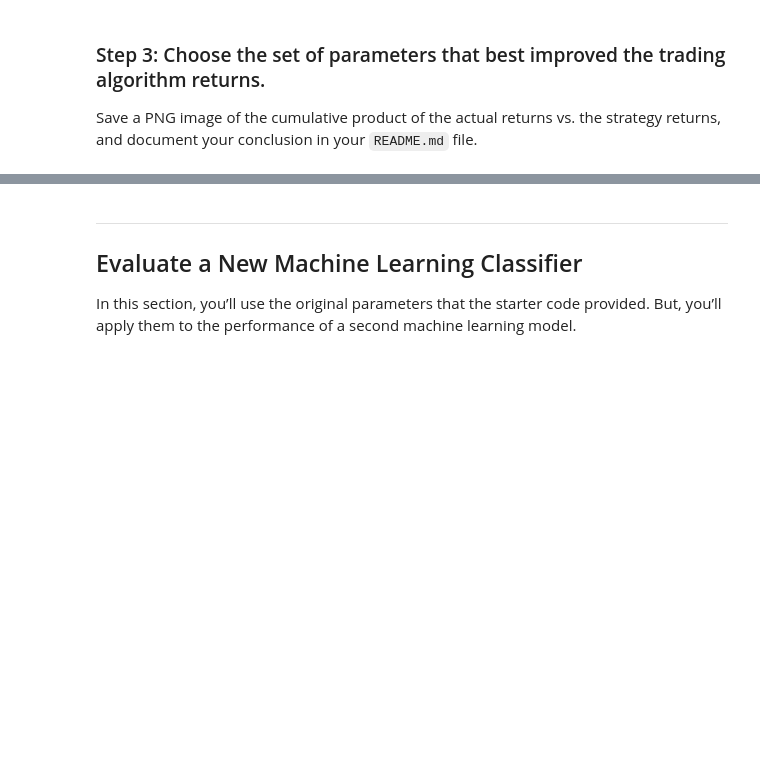
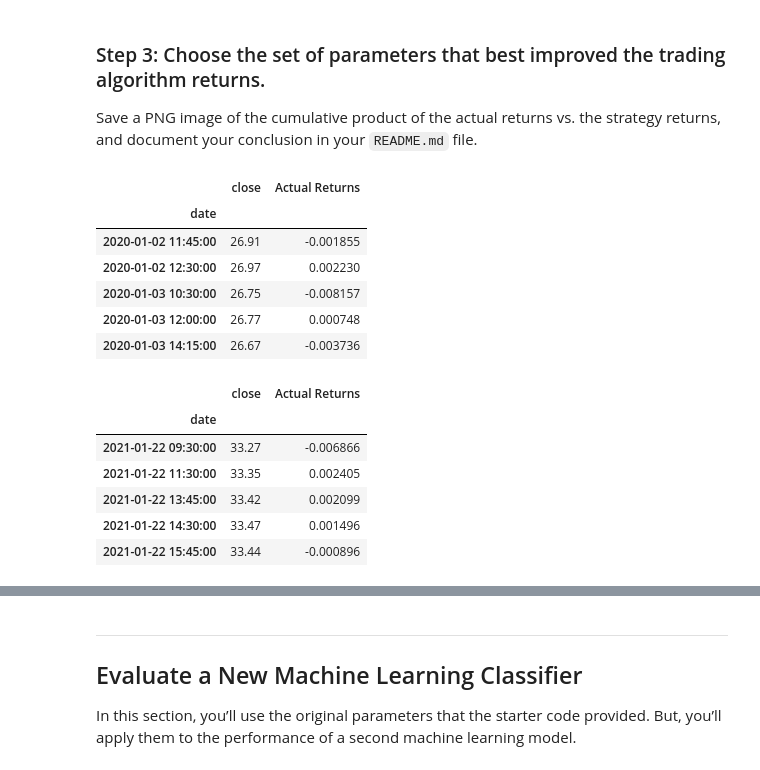
Before and after one commit to terabyte79/algorithmic_trading_homework, a Jupyter notebook: machine_learning_trading_bot.ipynb, the cells around one changed output, grey strips where cells are left out. Saved outputs shown, nothing was run; the diff lists cells and outputs as text; code cells hidden in the pictures; blank space fills up the shorter version.

```diff
--- a/machine_learning_trading_bot.ipynb
+++ b/machine_learning_trading_bot.ipynb
@@ -406,3 +406,38 @@ Answer the following question: What impact resulted from increasing or decreasin
 ### Step 3: Choose the set of parameters that best improved the trading algorithm returns.
 
 Save a PNG image of the cumulative product of the actual returns vs. the strategy returns, and document your conclusion in your `README.md` file.
+# %%
+ohlcv_df = pd.read_csv(
+    Path("./Resources/emerging_markets_ohlcv.csv"),
+    index_col='date',
+    infer_datetime_format=True,
+    parse_dates=True
+)
+
+# Filter the date index and close columns
+signals_df = ohlcv_df.loc['2020-01-01':, ["close"]]
+
+# Use the pct_change function to generate returns from close prices
+signals_df["Actual Returns"] = signals_df["close"].pct_change()
+
+# Drop all NaN values from the DataFrame
+signals_df = signals_df.dropna()
+
+# Review the DataFrame
+display(signals_df.head())
+display(signals_df.tail())
+# %% [output]
+|  | close | Actual Returns |
+| date |  |  |
+| 2020-01-02 11:45:00 | 26.91 | -0.001855 |
+| 2020-01-02 12:30:00 | 26.97 | 0.002230 |
+| 2020-01-03 10:30:00 | 26.75 | -0.008157 |
+| 2020-01-03 12:00:00 | 26.77 | 0.000748 |
+| 2020-01-03 14:15:00 | 26.67 | -0.003736 |
+|  | close | Actual Returns |
+| date |  |  |
+| 2021-01-22 09:30:00 | 33.27 | -0.006866 |
+| 2021-01-22 11:30:00 | 33.35 | 0.002405 |
+| 2021-01-22 13:45:00 | 33.42 | 0.002099 |
+| 2021-01-22 14:30:00 | 33.47 | 0.001496 |
+| 2021-01-22 15:45:00 | 33.44 | -0.000896 |
```
Also changed, not shown: parts of 6 cells of this notebook, 1 other file.
